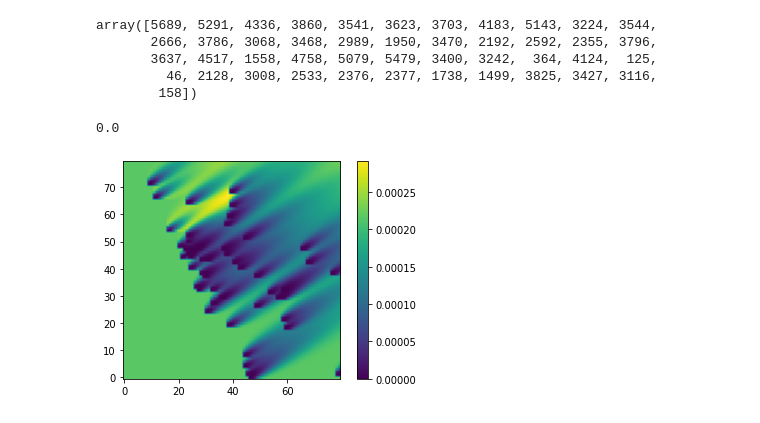
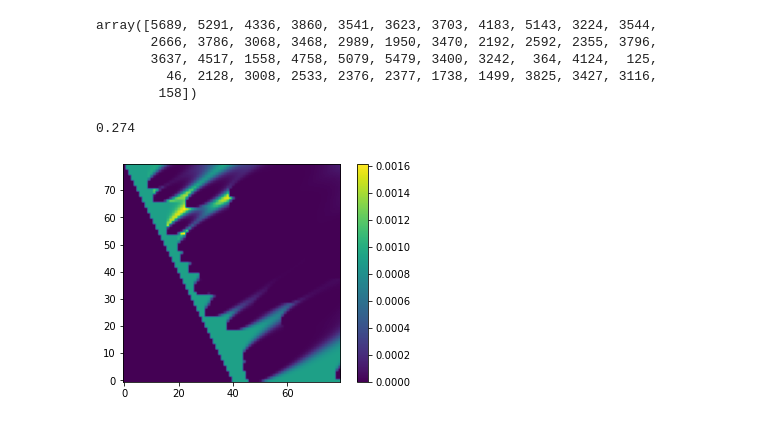
Before and after one commit to edejong-caltech/smoking_hot_inverse_problems, a Jupyter notebook: src/Bayesian_Inference_With_Real_Data.ipynb, the cells around one changed output. Drawn from its saved outputs; the diff is of its cells as text; code cells hidden in the pictures.

Commit message:
Runs with real AQI data

```diff
--- a/src/Bayesian_Inference_With_Real_Data.ipynb
+++ b/src/Bayesian_Inference_With_Real_Data.ipynb
@@ -135,13 +135,3 @@ def compute_posterior(prior, measurement_array, Sigma_noise, scaling=1.0, preloa
     s = np.sum(posterior)
     posterior/= s
     return posterior
-# %%
-i = 40
-j = 40
-Sigma_inv = np.linalg.inv(Sigma_noise)
-hypothetical_observations = get_hypothetical(i,j)
-data = measurement_array[:, -1]
-p = prior[i,j]*np.exp(-1/2 * weighted_norm(Sigma_inv, data-hypothetical_observations))
-p
-# %% [output]
-0.0
@@ -148,24 +141,42 @@ p
+# %%
+# Prior that doesn't allow ocean
+prior = np.ones((Nx,Ny))
+for i in range(Nx):
+    for j in range(Ny):
+        if j < (80 - 2*i):
+            prior[j,i] = 0
+s = np.sum(prior)
+prior /= s
 # %%
 #How much noise do we assume that the measurements had? In units of the measurements
 #Assuming here that all the sensors are independent and with the same noise
 n_measurements = measurement_array.shape[0]
-sigma = 1.0
+sigma = 0.5
 Sigma_noise = sigma**2*np.eye(n_measurements)
 
 # Scale the theoretical data
-i = 60
-j = 60
-hypothetical_observations = get_hypothetical(i,j)
+x = 40
+y = 40
+measurement_mask = np.zeros((Ntimes, Nx, Ny)).astype(bool)
+for i in range(len(measurement_array)):
+    measurement_mask[int(measurement_array[i,0]), int(measurement_array[i,1]), int(measurement_array[i,2])] = True
+get_hypothetical = lambda i,j: np.load(namefile(i,j)).reshape(Ntimes,Nx,Ny)[measurement_mask]
+
+hypothetical_observations = get_hypothetical(x,y)
 data = measurement_array[:, -1]
 scaling = np.mean(data)/np.mean(hypothetical_observations)
+# %%
+np.max(data)
+# %% [output]
+0.274
 # %%
 posterior = compute_posterior(prior = prior, measurement_array=measurement_array, Sigma_noise=Sigma_noise, scaling=scaling)
 # %%
-casename = "case_runs/80x80_realdata_posterior_uniform_sigma1_0"
+casename = "case_runs/80x80_realdata_posterior_nowater_sigma0_5"
 plt.imshow(posterior)
 plt.colorbar()
 plt.gca().invert_yaxis()
 plt.savefig(casename + ".png")
 np.save(casename + ".npy", posterior)
 # %% [output]
-[figure, old version]
+[figure, new version]
```
Also changed, not shown: parts of 8 cells of this notebook, 10 other files.
